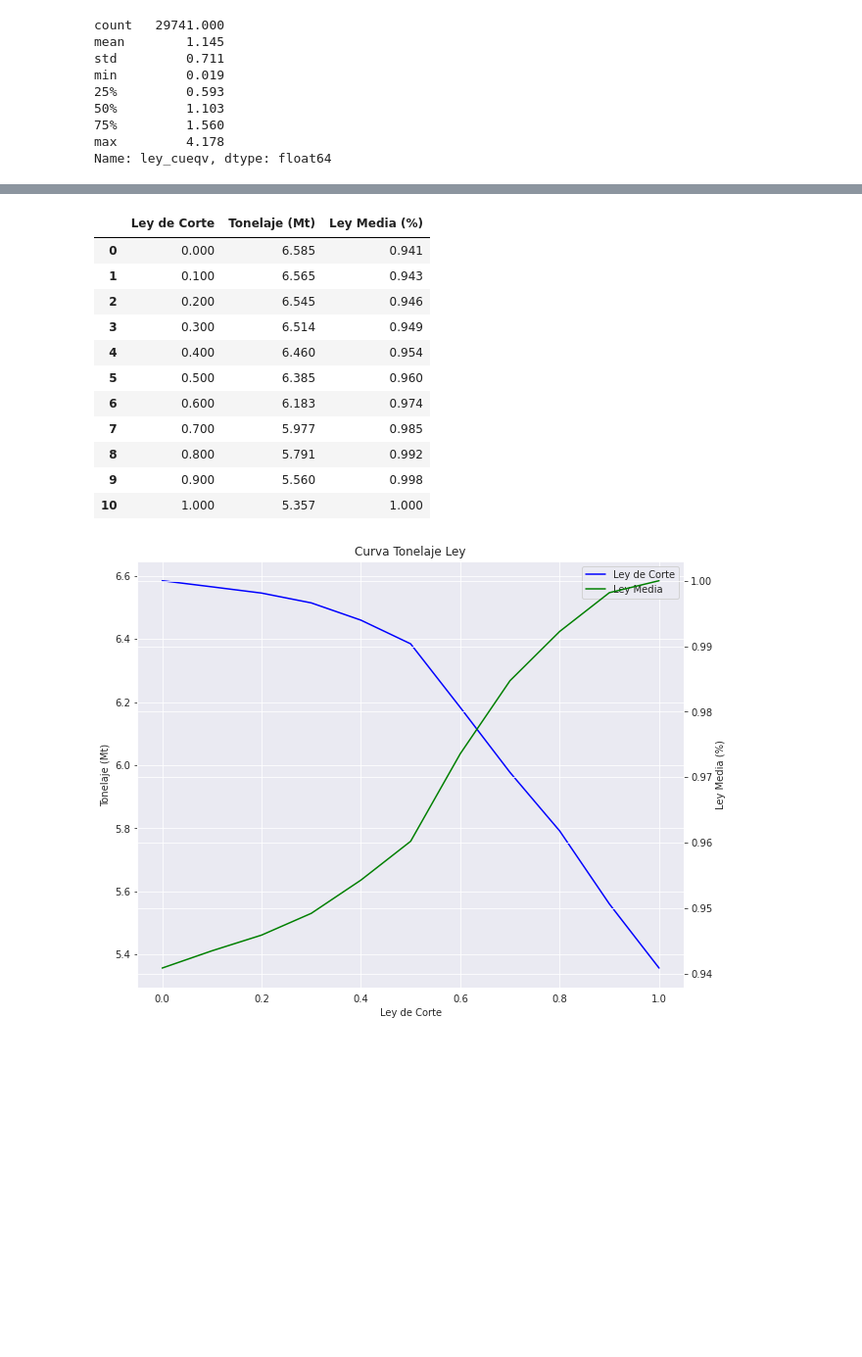
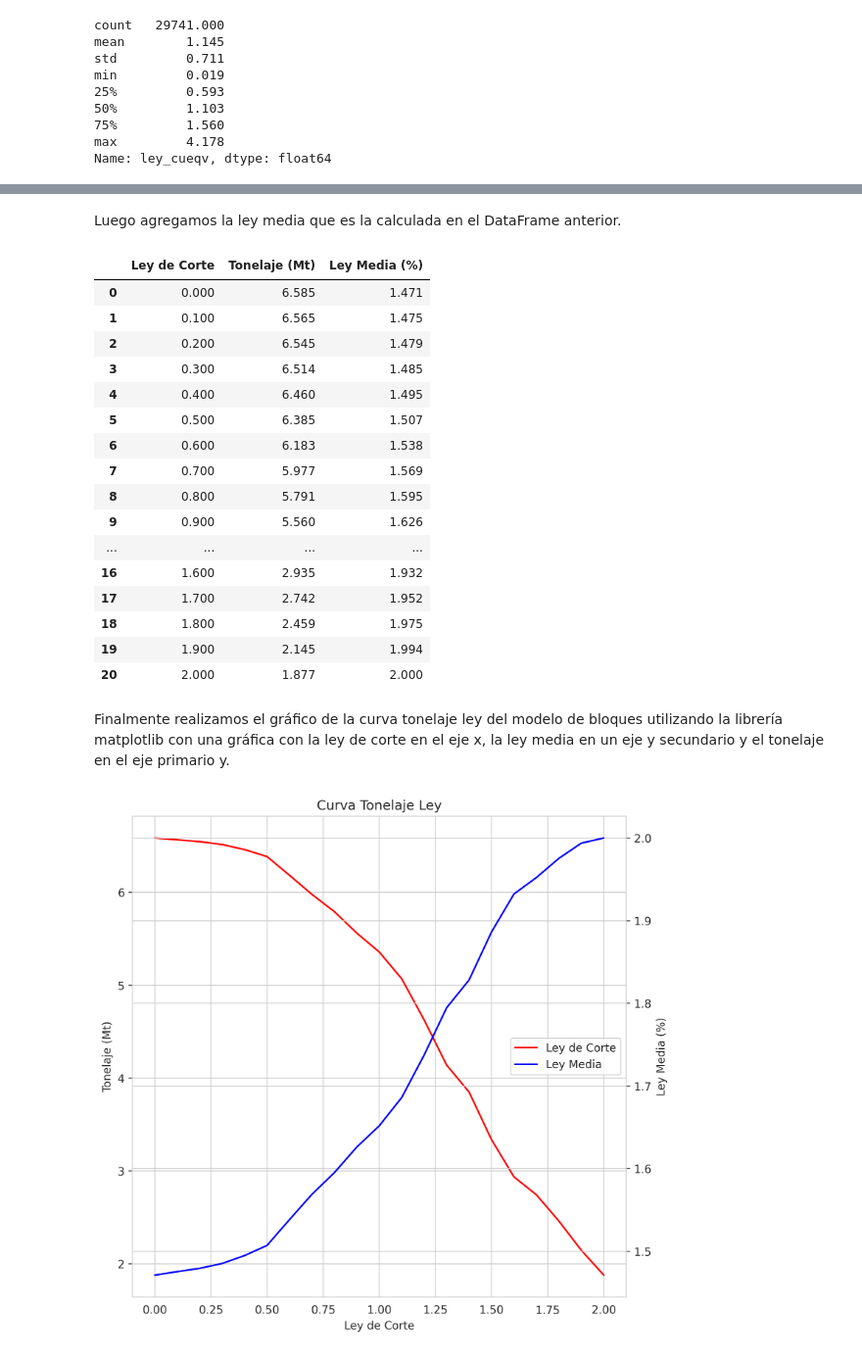
Before and after one commit to joooseb/Proyecto-Minero, a Jupyter notebook: Curva_Tonelaje_Ley.ipynb, the cells around one changed output, grey strips where cells are left out. Shown: that part at 98% size. Cells and saved outputs as stored; diff of their text form; code cells hidden in the pictures; blank space fills up the shorter version.

Commit message:
Se agrega documentación

```diff
--- a/Curva_Tonelaje_Ley.ipynb
+++ b/Curva_Tonelaje_Ley.ipynb
@@ -5,6 +9,6 @@ import numpy as np
 import pandas as pd
 import matplotlib.pyplot as plt
 import seaborn as sns
-sns.set_style('darkgrid')
+sns.set_style('whitegrid')
 pd.set_option('display.float_format', lambda x: "%.3f" % x)
 %matplotlib inline
@@ -46,5 +57,5 @@ dim_z = 5
 # %%
-lim_g3 = pd.DataFrame({'Li': np.arange(0, 1.1, 0.1)})
+lim_g3 = pd.DataFrame({'Li': np.arange(0, 2.1, 0.1)})
 # %%
 lim_g3
 # %% [output]
@@ -100,3 +131,0 @@ lim_g3
-# %%
-for i,li  in enumerate(lim_g3['Li']):
-  print(g3.loc[g3["ley_cueqv"] > li, "ton_cueqv"].sum())
@@ -225,33 +284,43 @@ leyc
+# %% [markdown]
+Luego agregamos la ley media que es la calculada en el DataFrame anterior.
 # %%
 leyc["Ley Media (%)"] = lim_g3["Ley Media"]
 # %%
 leyc
 # %% [output]
 |  | Ley de Corte | Tonelaje (Mt) | Ley Media (%) |
-| 0 | 0.000 | 6.585 | 0.941 |
-| 1 | 0.100 | 6.565 | 0.943 |
-| 2 | 0.200 | 6.545 | 0.946 |
-| 3 | 0.300 | 6.514 | 0.949 |
-| 4 | 0.400 | 6.460 | 0.954 |
-| 5 | 0.500 | 6.385 | 0.960 |
-| 6 | 0.600 | 6.183 | 0.974 |
-| 7 | 0.700 | 5.977 | 0.985 |
-| 8 | 0.800 | 5.791 | 0.992 |
-| 9 | 0.900 | 5.560 | 0.998 |
-| 10 | 1.000 | 5.357 | 1.000 |
+| 0 | 0.000 | 6.585 | 1.471 |
+| 1 | 0.100 | 6.565 | 1.475 |
+| 2 | 0.200 | 6.545 | 1.479 |
+| 3 | 0.300 | 6.514 | 1.485 |
+| 4 | 0.400 | 6.460 | 1.495 |
+| 5 | 0.500 | 6.385 | 1.507 |
+| 6 | 0.600 | 6.183 | 1.538 |
+| 7 | 0.700 | 5.977 | 1.569 |
+| 8 | 0.800 | 5.791 | 1.595 |
+| 9 | 0.900 | 5.560 | 1.626 |
+| ... | ... | ... | ... |
+| 16 | 1.600 | 2.935 | 1.932 |
+| 17 | 1.700 | 2.742 | 1.952 |
+| 18 | 1.800 | 2.459 | 1.975 |
+| 19 | 1.900 | 2.145 | 1.994 |
+| 20 | 2.000 | 1.877 | 2.000 |
+# %% [markdown]
+Finalmente realizamos el gráfico de la curva tonelaje ley del modelo de bloques utilizando la librería matplotlib con una gráfica con la ley de corte en el eje x, la ley media en un eje y secundario y el tonelaje en el eje primario y.
 # %%
-fig, ax = plt.subplots(figsize=(10, 8))
+fig, ax = plt.subplots(dpi=(300), figsize=(8, 8))
+
 twin1 = ax.twinx()
-p1, = ax.plot(leyc["Ley de Corte"], leyc["Tonelaje (Mt)"], color="blue", label="Ley de Corte")
-p2, = twin1.plot(leyc["Ley de Corte"], leyc["Ley Media (%)"], color="green", label="Ley Media")
+p1, = ax.plot(leyc["Ley de Corte"], leyc["Tonelaje (Mt)"], color="r", label="Ley de Corte")
+p2, = twin1.plot(leyc["Ley de Corte"], leyc["Ley Media (%)"], color="b", label="Ley Media")
 
 ax.set_title("Curva Tonelaje Ley")
 ax.set_xlabel("Ley de Corte")
 ax.set_ylabel("Tonelaje (Mt)")
 
 twin1.set_ylabel("Ley Media (%)")
 
-ax.legend(handles=[p1, p2])
+ax.legend(handles=[p1, p2], loc="center right")
 plt.show()
 # %% [output]
-[figure, old version]
+[figure, new version]
```
Also changed, not shown: parts of 26 cells of this notebook.
